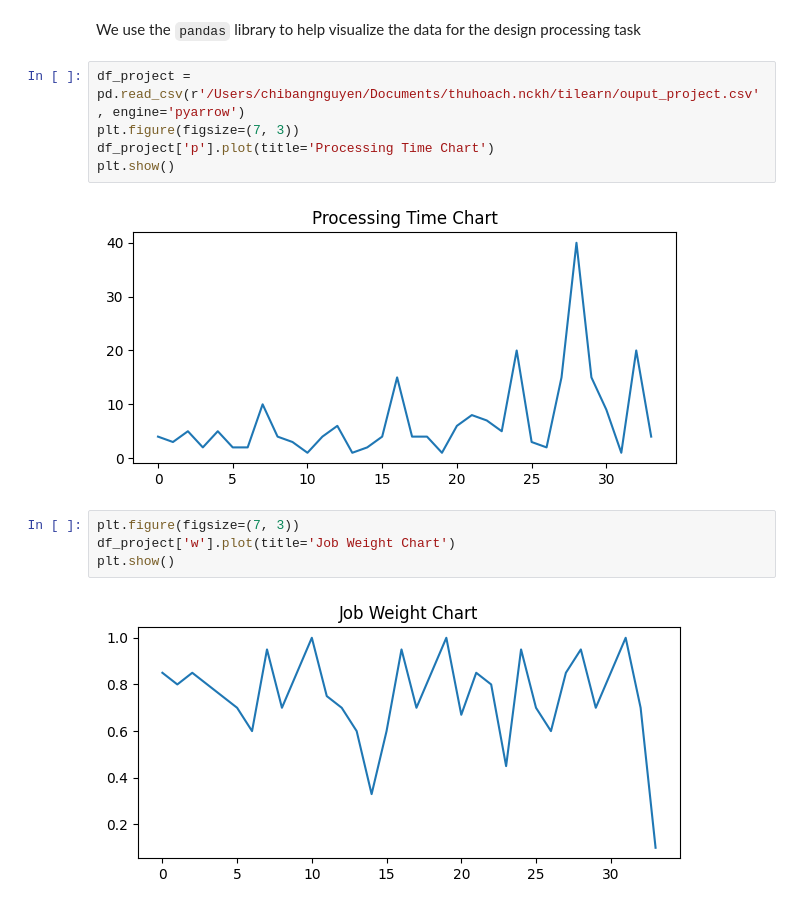
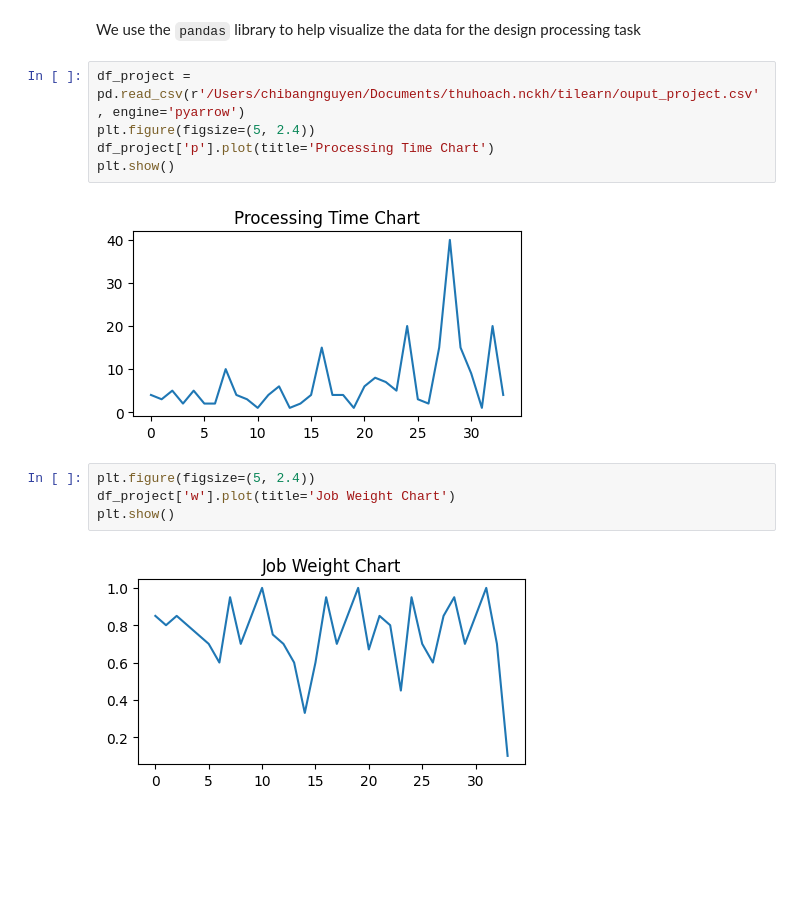
Before and after one commit to Bancie/thuhoach.nckh, a Jupyter notebook: tilearn/Running Illustrative Data Using the TiLearn Library.ipynb, the cells around one changed output. Cells and saved outputs as stored; diff of their text form; blank space fills up the shorter version.

```diff
--- a/tilearn/Running Illustrative Data Using the TiLearn Library.ipynb
+++ b/tilearn/Running Illustrative Data Using the TiLearn Library.ipynb
@@ -359,14 +359,14 @@ display(pd.read_csv('/Users/chibangnguyen/Documents/thuhoach.nckh/tilearn/ouput_
 We use the `pandas` library to help visualize the data for the design processing task
 # %%
 df_project = pd.read_csv(r'/Users/chibangnguyen/Documents/thuhoach.nckh/tilearn/ouput_project.csv', engine='pyarrow')
-plt.figure(figsize=(7, 3))
+plt.figure(figsize=(5, 2.4))
 df_project['p'].plot(title='Processing Time Chart')
 plt.show()
 # %% [output]
-[figure, old version]
+[figure, new version]
 # %%
-plt.figure(figsize=(7, 3))
+plt.figure(figsize=(5, 2.4))
 df_project['w'].plot(title='Job Weight Chart')
 plt.show()
 # %% [output]
-[figure, old version]
+[figure, new version]
```
Also changed, not shown: parts of 1 cell of this notebook, 3 other files.
